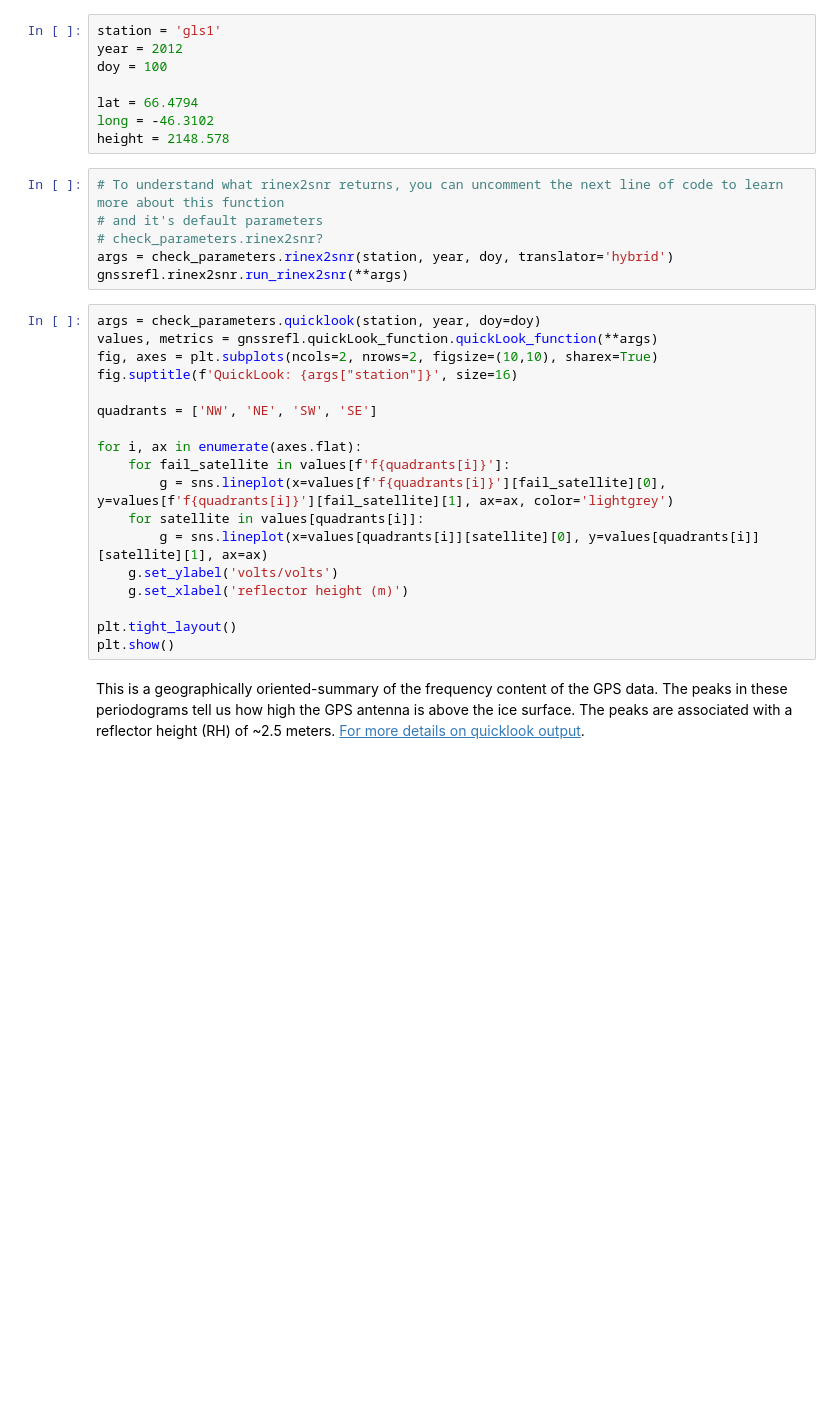
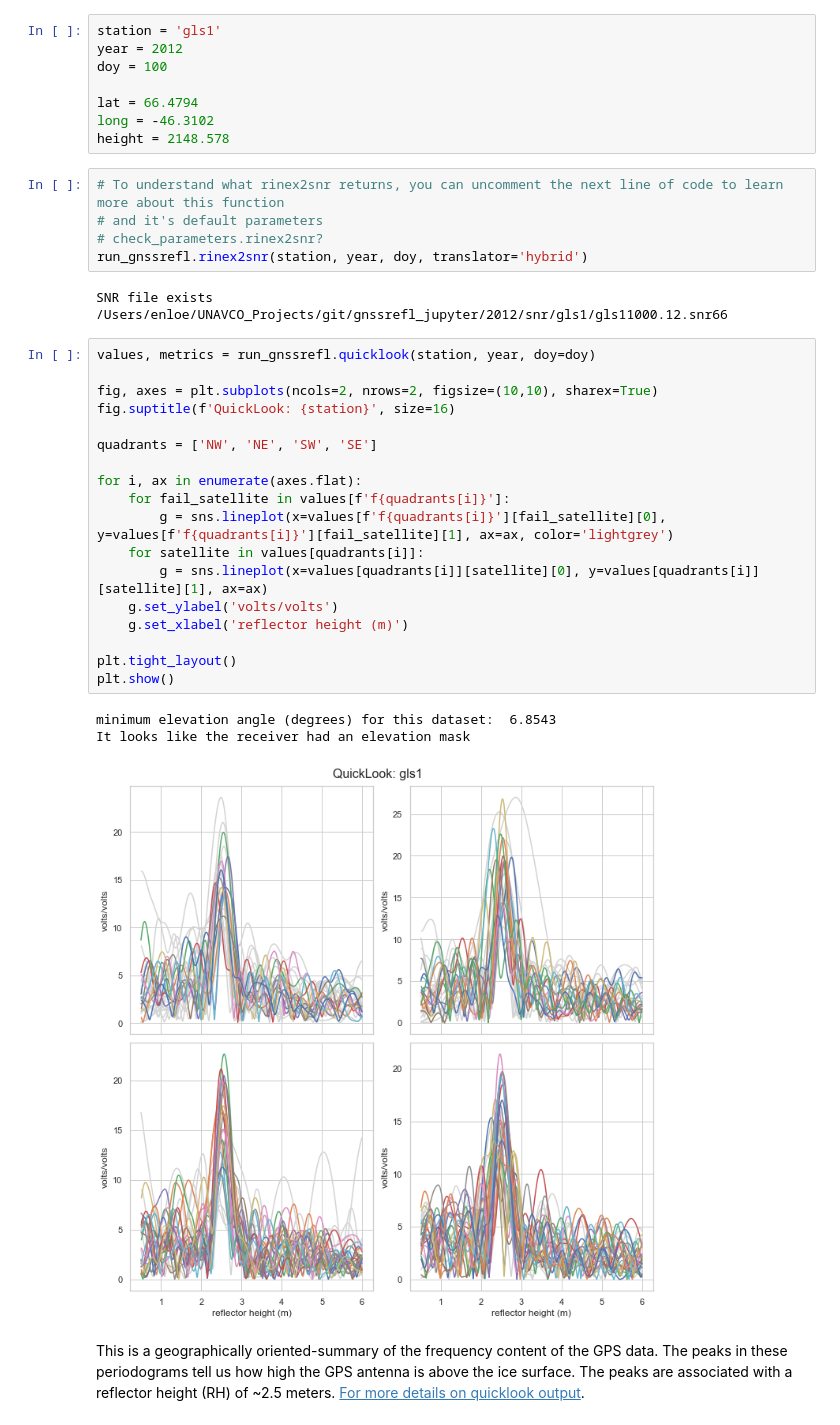
Before and after one commit to timdittmann/gnssrefl_jupyter_github, a Jupyter notebook: notebooks/use-cases/gls1_use_case.ipynb, the cells around one changed output. Drawn from its saved outputs; the diff is of its cells as text; blank space fills up the shorter version.

```diff
--- a/notebooks/use-cases/gls1_use_case.ipynb
+++ b/notebooks/use-cases/gls1_use_case.ipynb
@@ -102,26 +106,31 @@ height = 2148.578
 # To understand what rinex2snr returns, you can uncomment the next line of code to learn more about this function
 # and it's default parameters
 # check_parameters.rinex2snr?
-args = check_parameters.rinex2snr(station, year, doy, translator='hybrid')
-gnssrefl.rinex2snr.run_rinex2snr(**args)
+run_gnssrefl.rinex2snr(station, year, doy, translator='hybrid')
+# %% [output]
+SNR file exists /Users/enloe/UNAVCO_Projects/git/gnssrefl_jupyter/2012/snr/gls1/gls11000.12.snr66
 # %%
-args = check_parameters.quicklook(station, year, doy=doy)
-values, metrics = gnssrefl.quickLook_function.quickLook_function(**args)
+values, metrics = run_gnssrefl.quicklook(station, year, doy=doy)
+
 fig, axes = plt.subplots(ncols=2, nrows=2, figsize=(10,10), sharex=True)
-fig.suptitle(f'QuickLook: {args["station"]}', size=16)
+fig.suptitle(f'QuickLook: {station}', size=16)
 
 quadrants = ['NW', 'NE', 'SW', 'SE']
 
 for i, ax in enumerate(axes.flat):
     for fail_satellite in values[f'f{quadrants[i]}']:
         g = sns.lineplot(x=values[f'f{quadrants[i]}'][fail_satellite][0], y=values[f'f{quadrants[i]}'][fail_satellite][1], ax=ax, color='lightgrey')
     for satellite in values[quadrants[i]]:
         g = sns.lineplot(x=values[quadrants[i]][satellite][0], y=values[quadrants[i]][satellite][1], ax=ax)
     g.set_ylabel('volts/volts')
     g.set_xlabel('reflector height (m)')
 
 plt.tight_layout()
 plt.show()
+# %% [output]
+minimum elevation angle (degrees) for this dataset:  6.8543
+It looks like the receiver had an elevation mask
+[figure, added]
 # %% [markdown]
 This is a geographically oriented-summary of the frequency content of the GPS data.
 The peaks in these periodograms tell us how high the GPS antenna is above the ice surface.
```
Also changed, not shown: parts of 15 cells of this notebook, 8 other files.
